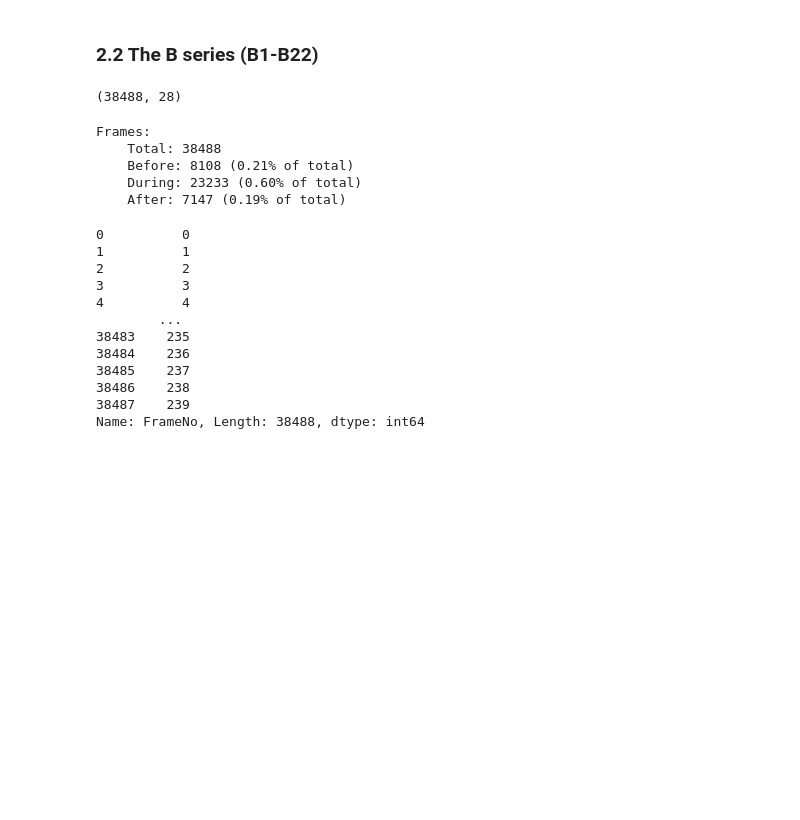
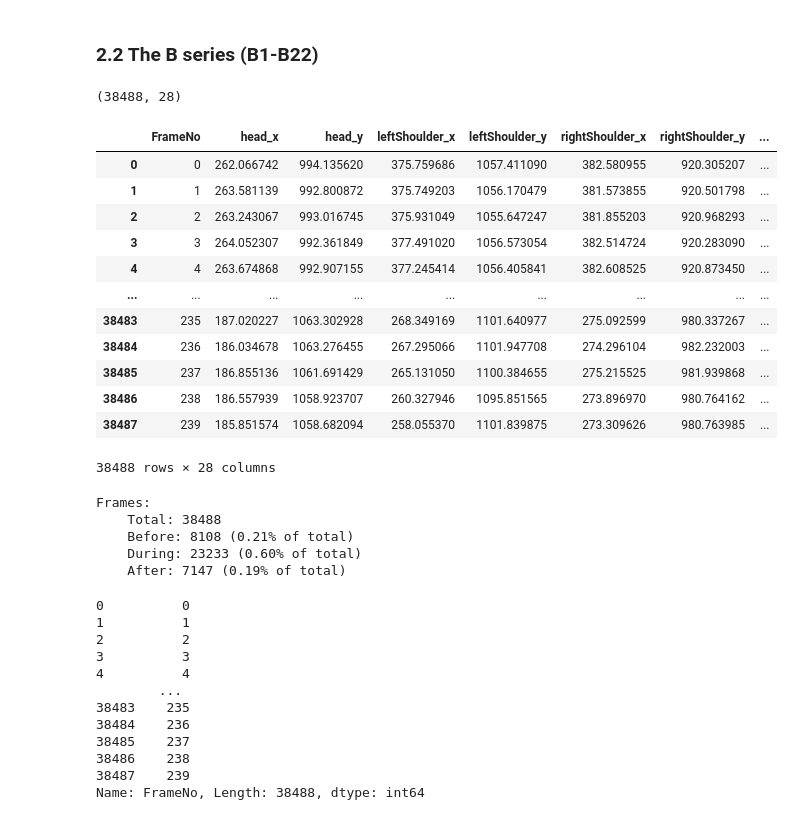
Before and after one commit to digitacs/4dv652-ml, a Jupyter notebook: notebooks/assignment11/1.2 posetnet_start_mid_end.ipynb, the cells around one changed output. Cells and saved outputs as stored; diff of their text form; code cells hidden in the pictures; blank space fills up the shorter version.

```diff
--- a/notebooks/assignment11/1.2 posetnet_start_mid_end.ipynb
+++ b/notebooks/assignment11/1.2 posetnet_start_mid_end.ipynb
@@ -64,6 +64,22 @@ for i in range(1,23):
 print(raw_data.shape)
 # %% [output]
 (38488, 28)
+# %%
+raw_data.fillna(0)
+# %% [output]
+|  | FrameNo | head_x | head_y | leftShoulder_x | leftShoulder_y | rightShoulder_x | rightShoulder_y | ... |
+| 0 | 0 | 262.066742 | 994.135620 | 375.759686 | 1057.411090 | 382.580955 | 920.305207 | ... |
+| 1 | 1 | 263.581139 | 992.800872 | 375.749203 | 1056.170479 | 381.573855 | 920.501798 | ... |
+| 2 | 2 | 263.243067 | 993.016745 | 375.931049 | 1055.647247 | 381.855203 | 920.968293 | ... |
+| 3 | 3 | 264.052307 | 992.361849 | 377.491020 | 1056.573054 | 382.514724 | 920.283090 | ... |
+| 4 | 4 | 263.674868 | 992.907155 | 377.245414 | 1056.405841 | 382.608525 | 920.873450 | ... |
+| ... | ... | ... | ... | ... | ... | ... | ... | ... |
+| 38483 | 235 | 187.020227 | 1063.302928 | 268.349169 | 1101.640977 | 275.092599 | 980.337267 | ... |
+| 38484 | 236 | 186.034678 | 1063.276455 | 267.295066 | 1101.947708 | 274.296104 | 982.232003 | ... |
+| 38485 | 237 | 186.855136 | 1061.691429 | 265.131050 | 1100.384655 | 275.215525 | 981.939868 | ... |
+| 38486 | 238 | 186.557939 | 1058.923707 | 260.327946 | 1095.851565 | 273.896970 | 980.764162 | ... |
+| 38487 | 239 | 185.851574 | 1058.682094 | 258.055370 | 1101.839875 | 273.309626 | 980.763985 | ... |
+38488 rows × 28 columns
 # %%
 start_0, mid_1, end_2 = np.bincount(raw_data['status'])
 print(
```
Also changed, not shown: parts of 13 cells of this notebook, 1 other file.
